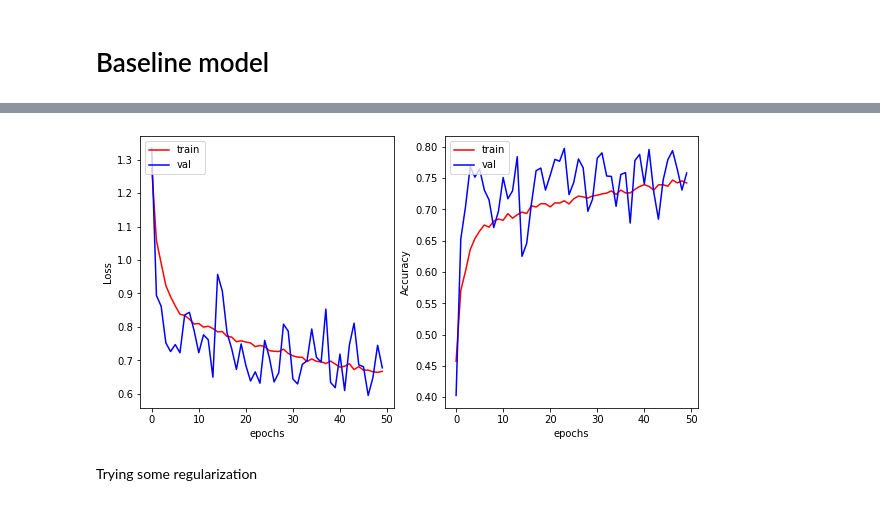
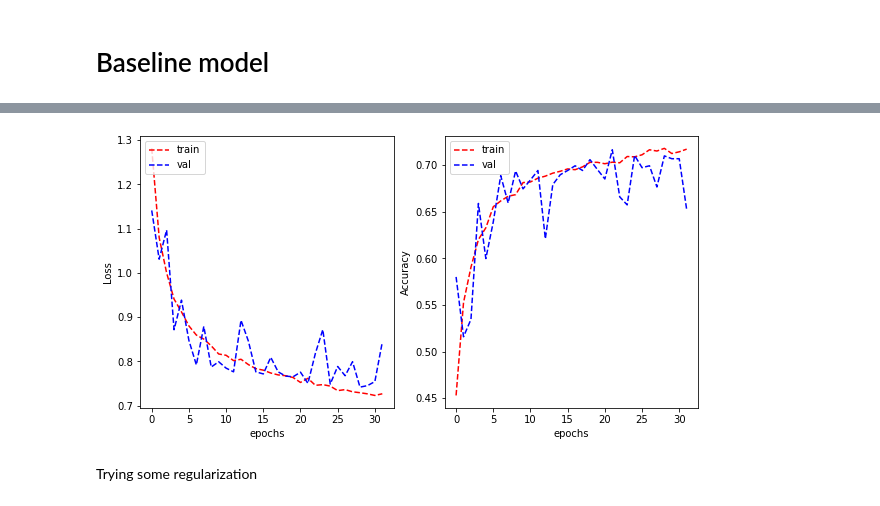
Before and after one commit to simonb65/COSC2673-A2, a Jupyter notebook: Assignmen2-TestDev.ipynb, the cells around one changed output, grey strips where cells are left out. Cells and saved outputs as stored; diff of their text form; code cells hidden in the pictures.

```diff
--- a/Assignmen2-TestDev.ipynb
+++ b/Assignmen2-TestDev.ipynb
@@ -246,15 +242,15 @@ def plot_fit_history(train_loss, val_loss, train_metric, val_metric, metric_name
     plt.figure(figsize=(10,5))
 
     plt.subplot(1,2,1)
-    plt.plot(train_loss, 'r')
-    plt.plot(val_loss, 'b')
+    plt.plot(train_loss, 'r--')
+    plt.plot(val_loss, 'b--')
     plt.xlabel("epochs")
     plt.ylabel("Loss")
     plt.legend(['train', 'val'], loc='upper left')
 
     plt.subplot(1,2,2)
-    plt.plot(train_metric, 'r')
-    plt.plot(val_metric, 'b')
+    plt.plot(train_metric, 'r--')
+    plt.plot(val_metric, 'b--')
     plt.xlabel("epochs")
     plt.ylabel(metric_name)
     plt.legend(['train', 'val'], loc='upper left')
@@ -271,0 +358,15 @@ def plot_confusion_matrix(test, pred):
+# %%
+early_stopping_monitor = EarlyStopping(patience=10, monitor='val_categorical_accuracy')
+
+def fit_model(model):
+
+    print('start ', datetime.datetime.now().strftime("%H:%M:%S"))
+    now = datetime.datetime.now()
+
+    fit_history = model.fit(train_generator, validation_data = validation_generator,
+                            callbacks=[early_stopping_monitor], epochs=10000, verbose=1)
+
+    print('stop ', datetime.datetime.now().strftime("%H:%M:%S"))
+    print("Took = ", datetime.datetime.now() - now)
+
+    return fit_history
@@ -301,12 +433,5 @@ _________________________________________________________________
 # %%
-base_model.compile(optimizer='SGD',
-                   loss=tf.keras.losses.CategoricalCrossentropy(from_logits=True),
-                   metrics=['categorical_accuracy'])
+compile_model(base_model)
 # %%
-print("Training started...")
-now = datetime.datetime.now()
-
-base_histroy = base_model.fit(train_generator, validation_data = validation_generator, epochs=50, verbose=0)
-
-print("Took: ", datetime.datetime.now() - now)
+base_history = fit_model(base_model)
 # %% [output]
@@ -315,8 +455,8 @@ Took:  0:01:55.145910
 # %%
-plot_learning_curve(base_histroy.history['loss'], base_histroy.history['val_loss'],
-                    base_histroy.history['categorical_accuracy'], base_histroy.history['val_categorical_accuracy'])
+plot_fit_history(base_history.history['loss'], base_history.history['val_loss'],
+                    base_history.history['categorical_accuracy'], base_history.history['val_categorical_accuracy'])
 # %% [output]
-[figure, old version]
+[figure, new version]
 # %% [markdown]
 Trying some regularization
 # %%
```
Also changed, not shown: parts of 61 cells of this notebook.
